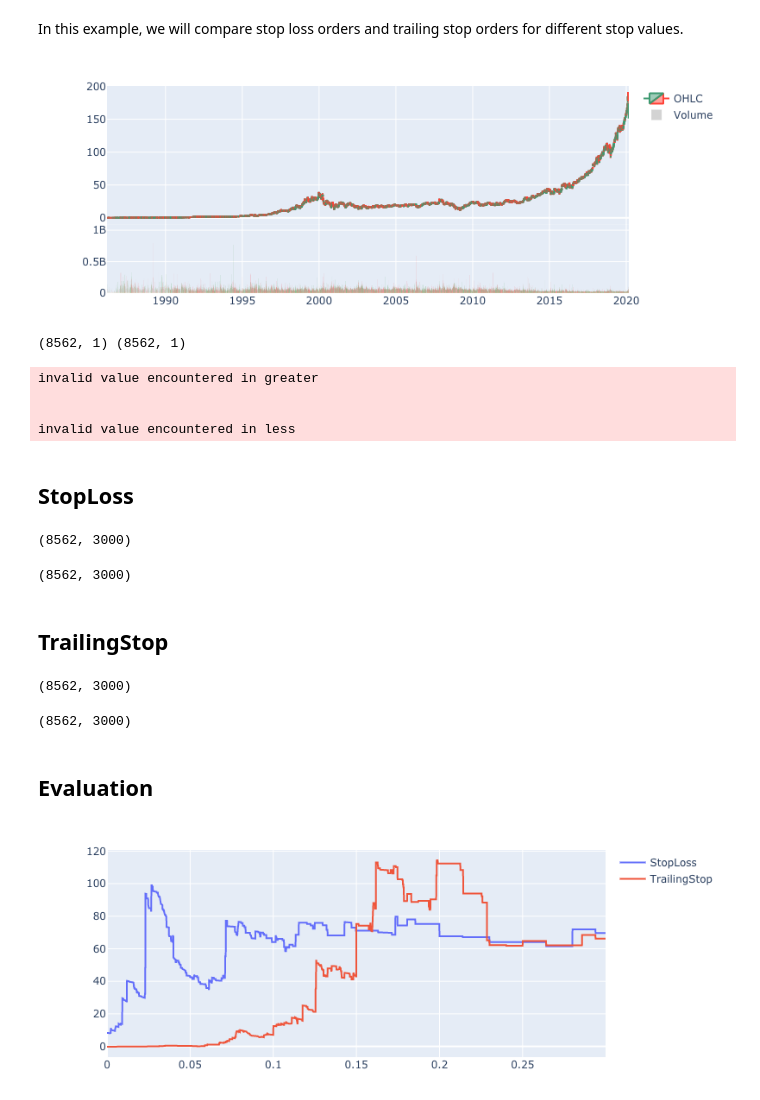
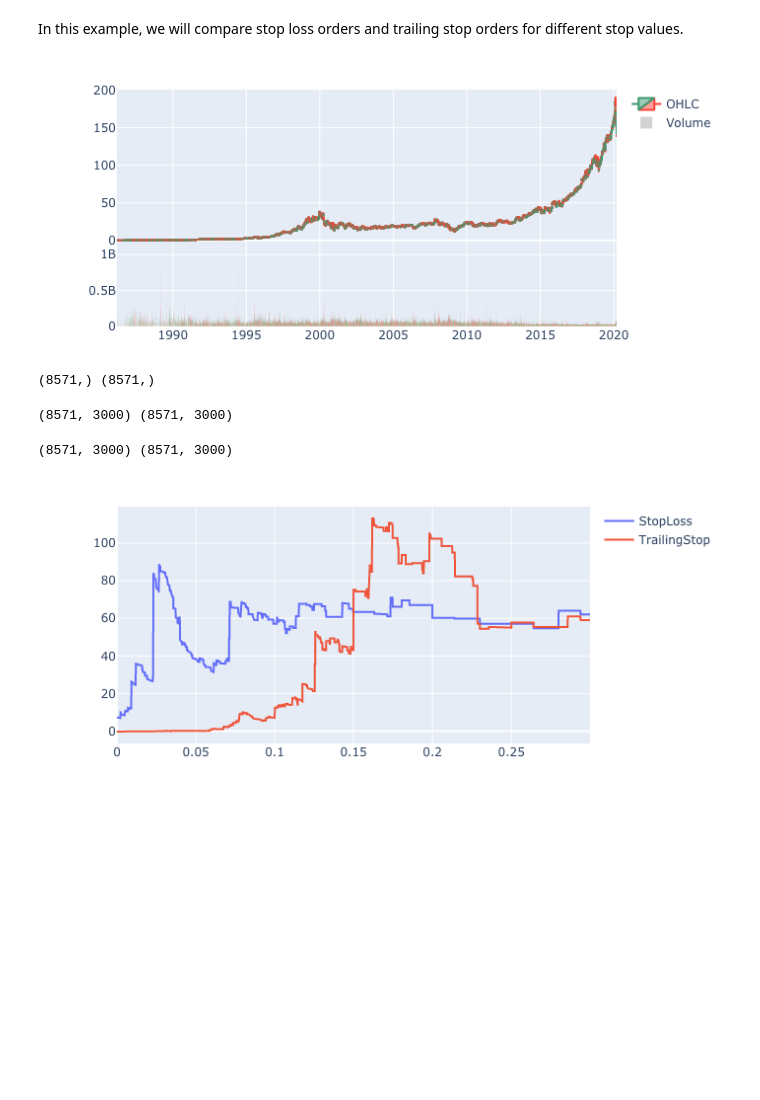
Before and after one commit to polakowo/vectorbt, a Jupyter notebook: examples/StopLoss.ipynb, the cells around one changed output. Drawn from its saved outputs; the diff is of its cells as text; code cells hidden in the pictures; blank space fills up the shorter version.

```diff
--- a/examples/StopLoss.ipynb
+++ b/examples/StopLoss.ipynb
@@ -16,43 +17,38 @@ ASSET_NAME = 'MSFT'
 # %%
 # Download data
 ticker = yf.Ticker(ASSET_NAME)
-history = ticker.history(period="max")
+df = ticker.history(period="max")
+df = df.astype(np.float64)
 # %%
-ohlcv = vbt.OHLCV.from_df(history)
-
-ohlcv.plot(index=history.index).show_png()
+df.vbt.ohlcv.plot().show_png()
 # %% [output]
-[figure, old version]
+[figure, new version]
 # %%
 # Define your basic strategy here (must be of shape (n, 1))
 FAST_WINDOW = 30
 SLOW_WINDOW = 80
 
-dmac = vbt.DMAC(ohlcv.open, FAST_WINDOW, SLOW_WINDOW)
+dmac = vbt.DMAC(df['Open'], FAST_WINDOW, SLOW_WINDOW)
 dmac_entries, dmac_exits = dmac.crossover_signals()
 
 print(dmac_entries.shape, dmac_exits.shape)
 # %% [output]
-(8562, 1) (8562, 1)
+(8571,) (8571,)
-invalid value encountered in greater
-
-
-invalid value encountered in less
-# %% [markdown]
-## StopLoss
 # %%
-# Calculate stop loss exits for each stop in STOPS
-stoploss_exits = dmac_entries.generate_stoploss_exits(ohlcv.open, STOPS)
+# Calculate exits for each stop in STOPS
+stoploss_exits = dmac_entries.vbt.signals.stoploss_exits(df['Open'], STOPS)
+trailstop_exits = dmac_entries.vbt.signals.trailstop_exits(df['Open'], STOPS)
 
-print(stoploss_exits.shape)
+print(stoploss_exits.shape, trailstop_exits.shape)
 # %% [output]
-(8562, 3000)
+(8571, 3000) (8571, 3000)
 # %%
-# Combine strategy exits and StopLoss exits
-stoploss_exits = dmac_exits | stoploss_exits
+# Combine strategy exits and stop loss exits
+stoploss_exits = dmac_exits.vbt.signals.OR(stoploss_exits)
+trailstop_exits = dmac_exits.vbt.signals.OR(trailstop_exits)
 
-print(stoploss_exits.shape)
+print(stoploss_exits.shape, trailstop_exits.shape)
 # %% [output]
-(8562, 3000)
+(8571, 3000) (8571, 3000)
 # %%
 stoploss_portfolio = vbt.Portfolio.from_signals(
@@ -60,16 +57,0 @@ stoploss_portfolio = vbt.Portfolio.from_signals(
-# %% [markdown]
-## TrailingStop
-# %%
-# Calculate trailing stop exits for each stop in STOPS
-trailstop_exits = dmac_entries.generate_trailstop_exits(ohlcv.open, STOPS)
-
-print(trailstop_exits.shape)
-# %% [output]
-(8562, 3000)
-# %%
-# Combine strategy exits and TrailingStop exits
-trailstop_exits = dmac_exits | trailstop_exits
-
-print(trailstop_exits.shape)
-# %% [output]
-(8562, 3000)
@@ -79,10 +58,8 @@ trailstop_portfolio = vbt.Portfolio.from_signals(
-# %% [markdown]
-## Evaluation
 # %%
-vbt.Scatter(data_labels=['StopLoss', 'TrailingStop'], x_labels=STOPS, data=np.vstack((
-    stoploss_portfolio.total_return,
-    trailstop_portfolio.total_return
-))).show_png()
+pd.DataFrame({
+    'StopLoss': stoploss_portfolio.total_return,
+    'TrailingStop': trailstop_portfolio.total_return
+}).vbt.scatter().show_png()
 # %% [output]
-[figure, old version]
+[figure, new version]
 # %%
```
Also changed, not shown: parts of 4 cells of this notebook, 14 other files.
